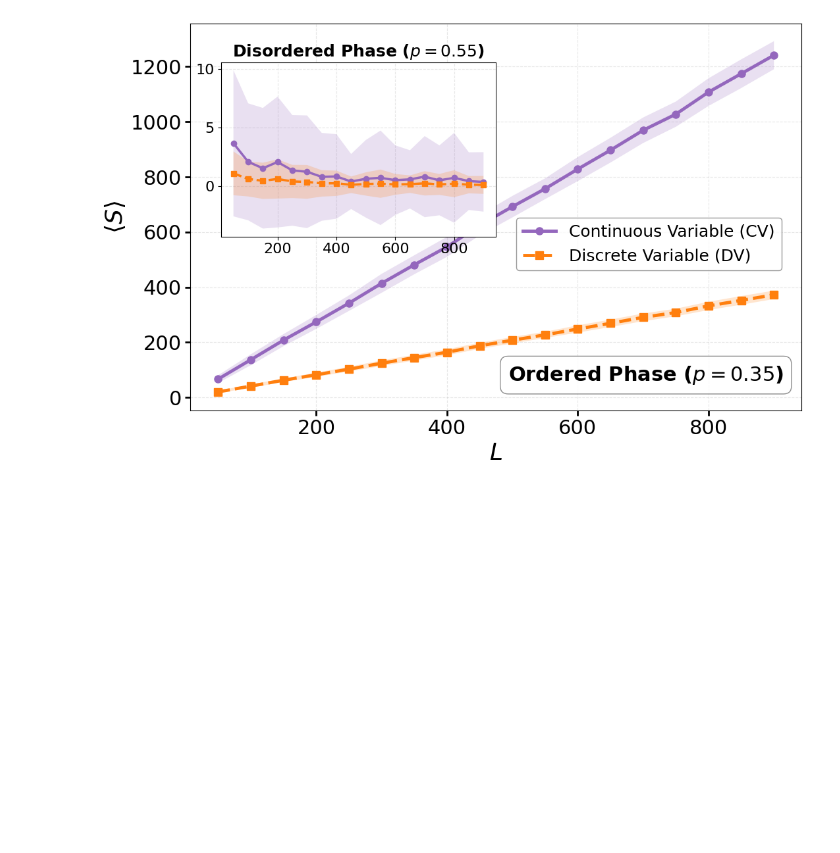
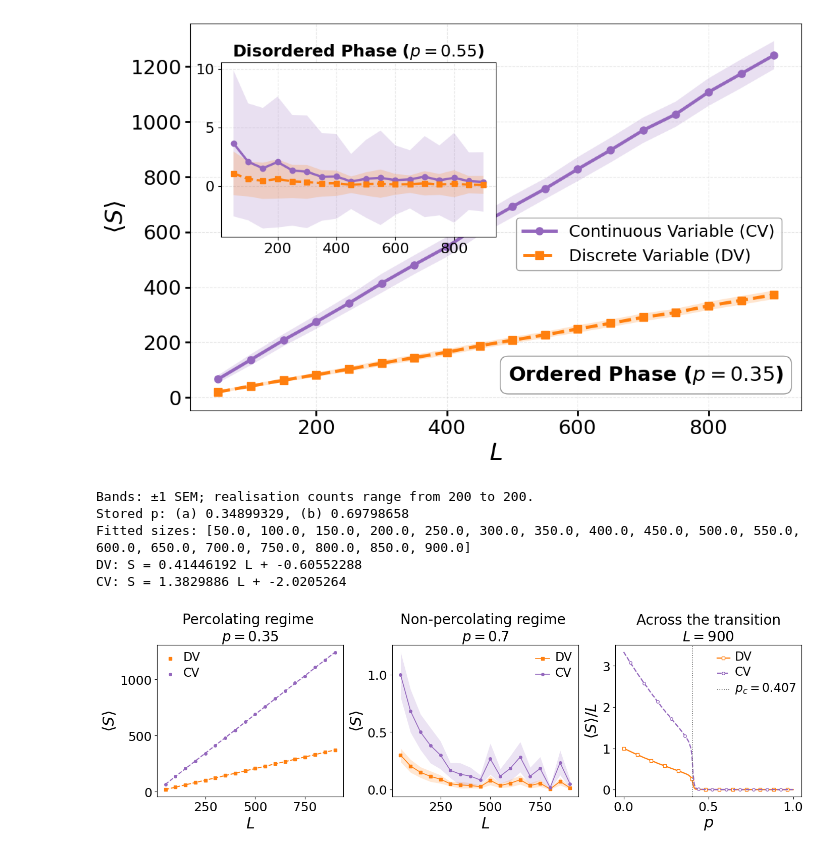
Before and after one commit to egidomireia/monitored-cluster-state-simulations, a Jupyter notebook: notebooks/01_vertex_deletion_results.ipynb, the cells around one changed output. Cells and saved outputs as stored; diff of their text form; code cells hidden in the pictures; blank space fills up the shorter version.

Commit message:
vertex deletion prl plots

```diff
--- a/notebooks/01_vertex_deletion_results.ipynb
+++ b/notebooks/01_vertex_deletion_results.ipynb
@@ -12,8 +14,10 @@ from monitored_cluster_states.plotting import (
 )
 # %%
-data_file = DATA_DIR / "vertex_deletion" / "Raw_Graph_Data_w_1.0.pkl"
+r_fixed, w_fixed = 1.0, 1.0
 
-p_values, dimensions, C_matrix, C_matrix_std, S_matrix, S_matrix_std, S_DV_matrix, S_DV_matrix_std = initialize_data_q(data_file, r=1.0)
+data_file = DATA_DIR / "vertex_deletion" / f"Raw_Graph_Data_w_{w_fixed:.1f}.pkl"
+
+p_values, dimensions, C_matrix, C_matrix_std, S_matrix, S_matrix_std, S_DV_matrix, S_DV_matrix_std = initialize_data_q(data_file, r=r_fixed)
 # %%
 plot_entropy_vs_L(p_values, dimensions, S_matrix, S_matrix_std, p_c=0.4070, vmin=0.0, vmax=1.0)
 # %% [output]
@@ -33,3 +37,50 @@ plot_CV_vs_DV_with_inset(
 )
 # %% [output]
 [figure]
+# %%
+import numpy as np
+import matplotlib.pyplot as plt
+from monitored_cluster_states.paths import FIGURES_DIR
+
+if w_fixed != 1.0:
+    raise ValueError("This figure currently requires w=1; see the spectral-convention note above.")
+# Count actual samples in the same (L, p) order as the loader's matrices.
+import pickle
+with open(data_file, "rb") as handle:
+    raw_samples = pickle.load(handle)
+n_samples = np.array([
+    [len(raw_samples["results"][p][L]["dv_entropies"]) for p in p_values]
+    for L in dimensions
+])
+cv_counts = np.array([
+    [len(raw_samples["results"][p][L]["eigenvalues"]) for p in p_values]
+    for L in dimensions
+])
+if not np.array_equal(n_samples, cv_counts):
+    raise ValueError("CV and DV sample counts differ; check the raw data.")
+del raw_samples, cv_counts
+
+fig_paper, axes_paper, paper_details = plot_vertex_deletion_panels(
+    p_values, dimensions, S_matrix, S_matrix_std,
+    S_DV_matrix, S_DV_matrix_std,
+    n_samples=n_samples, p_ordered=0.35, p_disordered=0.7, p_c=0.4070,
+    selected_sizes=[max(dimensions)],  # largest system size only
+    fit_min_L=None,       # None fits all available sizes
+)
+print(f"Bands: ±1 SEM; realisation counts range from {n_samples.min()} to {n_samples.max()}.")
+print(f"Stored p: (a) {paper_details['p_ordered']:.8g}, (b) {paper_details['p_disordered']:.8g}")
+print("Fitted sizes:", paper_details["fit_sizes"])
+for model, fit in paper_details["fits"].items():
+    print(f"{model}: S = {fit['slope']:.8g} L + {fit['intercept']:.8g}")
+
+FIGURES_DIR.mkdir(parents=True, exist_ok=True)
+for extension in ("pdf", "svg"):
+    fig_paper.savefig(FIGURES_DIR / f"vertex_deletion_three_panel.{extension}", bbox_inches="tight")
+plt.show()
+# %% [output]
+Bands: ±1 SEM; realisation counts range from 200 to 200.
+Stored p: (a) 0.34899329, (b) 0.69798658
+Fitted sizes: [50.0, 100.0, 150.0, 200.0, 250.0, 300.0, 350.0, 400.0, 450.0, 500.0, 550.0, 600.0, 650.0, 700.0, 750.0, 800.0, 850.0, 900.0]
+DV: S = 0.41446192 L + -0.60552288
+CV: S = 1.3829886 L + -2.0205264
+[figure, added]
```
Also changed, not shown: parts of 2 cells of this notebook, 11 other files.
